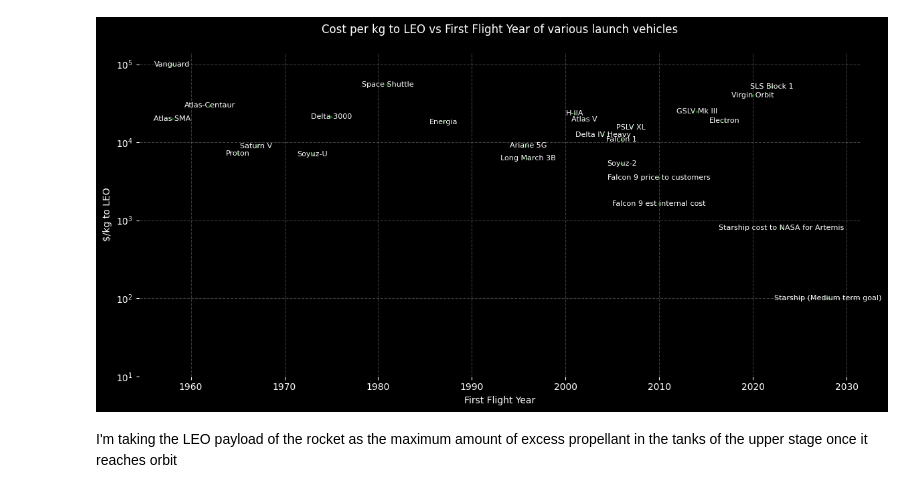
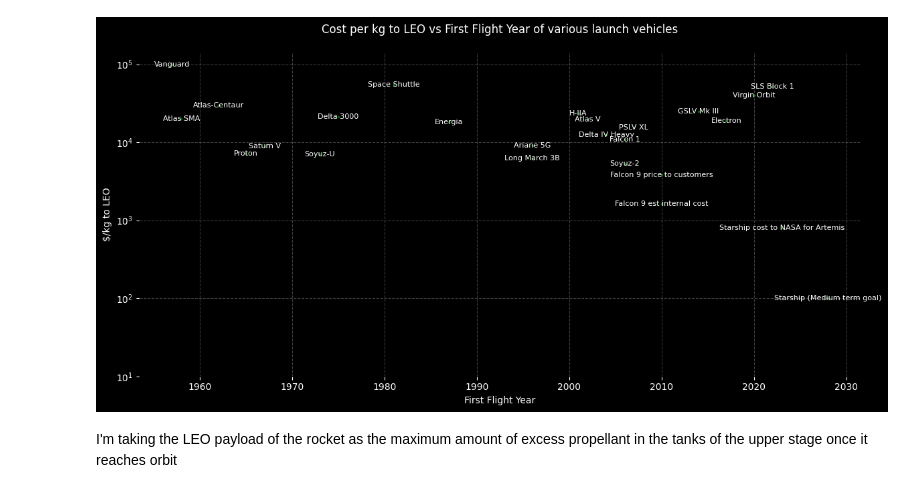
Before and after one commit to jackSN8/orbits.js, a Jupyter notebook: starship_science_graphs.ipynb, the cells around one changed output. Saved outputs shown, nothing was run; the diff lists cells and outputs as text; code cells hidden in the pictures.

Commit message:
some more starship graph

```diff
--- a/starship_science_graphs.ipynb
+++ b/starship_science_graphs.ipynb
@@ -77,7 +78,7 @@ rockets = [
 # ]
 
 first_flight = [
-    1958, 1958, 1962, 1967, 1975, 1981, 1987,
+    1957, 1958, 1962, 1967, 1975, 1981, 1987,
     1965, 2006, 2006, 2004, 2002, 1996,
     1996, 2007, 2001, 2014, 2017, 2020,
     2010, 2010, 2022, 2023, 2028, 1973
@@ -92,7 +93,7 @@ cost_per_kg = [
     100000, 20000, 29500, 8900, 21400, 54500, 18000,
     7220, 5333, 10754, 12340, 19500, 9167,
     6200, 15450, 23500, 25000, 19039, 40000,
-    3500, 1620, 52100, 800, 100, 7000
+    3800, 1620, 52100, 800, 100, 7000
 ]
 
 # cost_per_kg = [
@@ -114,34 +115,34 @@ for x, y, label in zip(first_flight, cost_per_kg, rockets):
     ax.text(x, y, label, fontsize=8, ha='center', va='center', color='white')
 
 # Styling
 ax.set_xlabel("First Flight Year", color='white')
 ax.set_ylabel("$/kg to LEO", color='white')
 ax.set_title("Cost per kg to LEO vs First Flight Year of various launch vehicles\n", color='white')
 ax.set_yscale('log')
 ax.grid(True, color='gray', linestyle='--', alpha=0.5)
 ax.tick_params(colors='white')
 
 # # Highlight "Starship" label
 # starship_idx = rockets.index("Starship")
 # x_starship = first_flight[starship_idx]
 # y_starship = cost_per_kg[starship_idx]
 
 # ax.annotate(
 #     "★ Starship",
 #     xy=(x_starship, y_starship),
 #     xytext=(x_starship+2, y_starship*1.5),
 #     color='yellow',
 #     fontsize=14,
 #     fontweight='bold',
 #     arrowprops=dict(facecolor='yellow', arrowstyle='->'),
 #     ha='left'
 # )
 plt.ylim(bottom=10)
 
 plt.tight_layout()
 plt.show()
 # %% [output]
-[figure, old version]
+[figure, new version]
 # %%
 from io import BytesIO
 from PIL import Image
```
Also changed, not shown: parts of 4 cells of this notebook, 1 other file.
